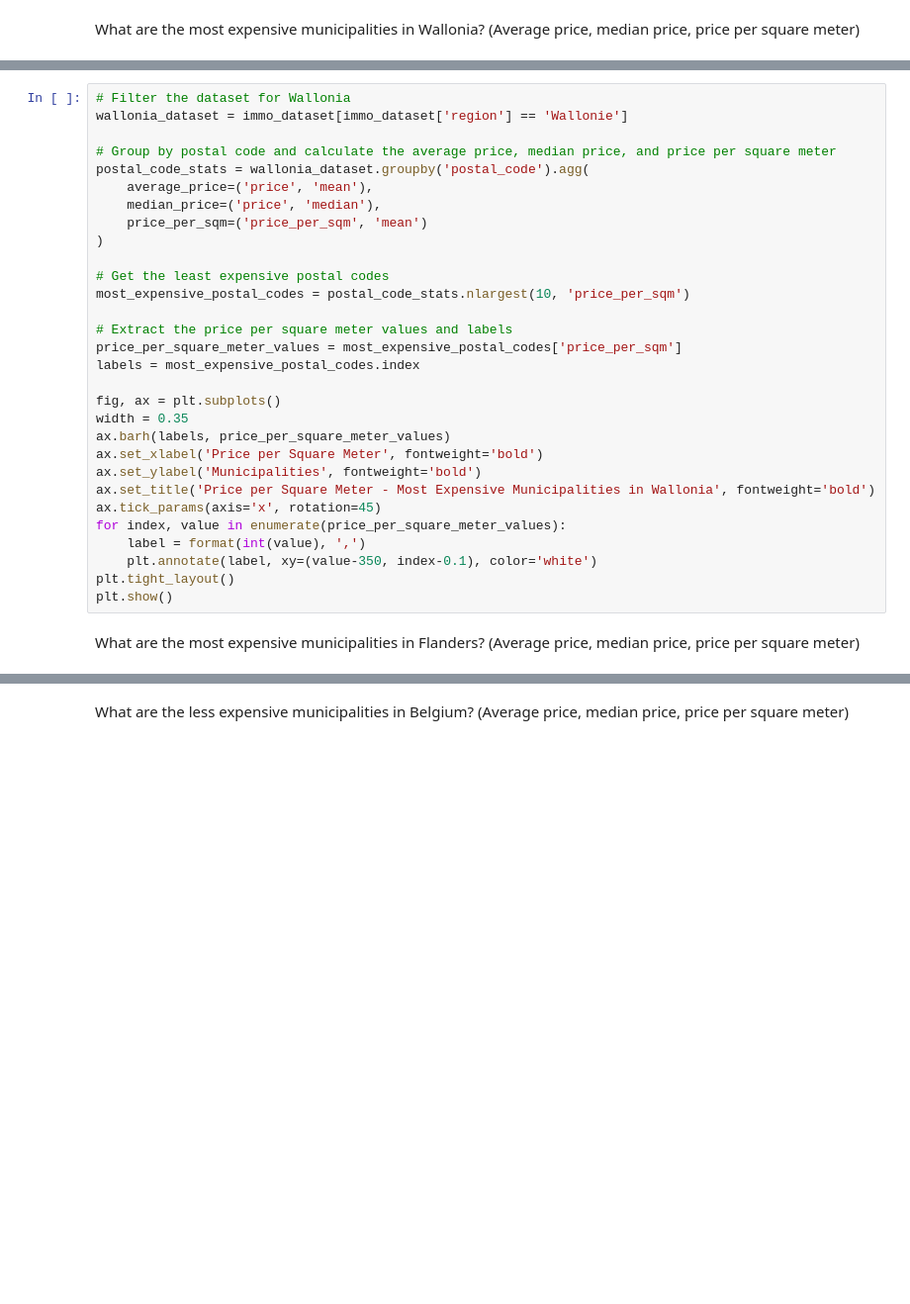
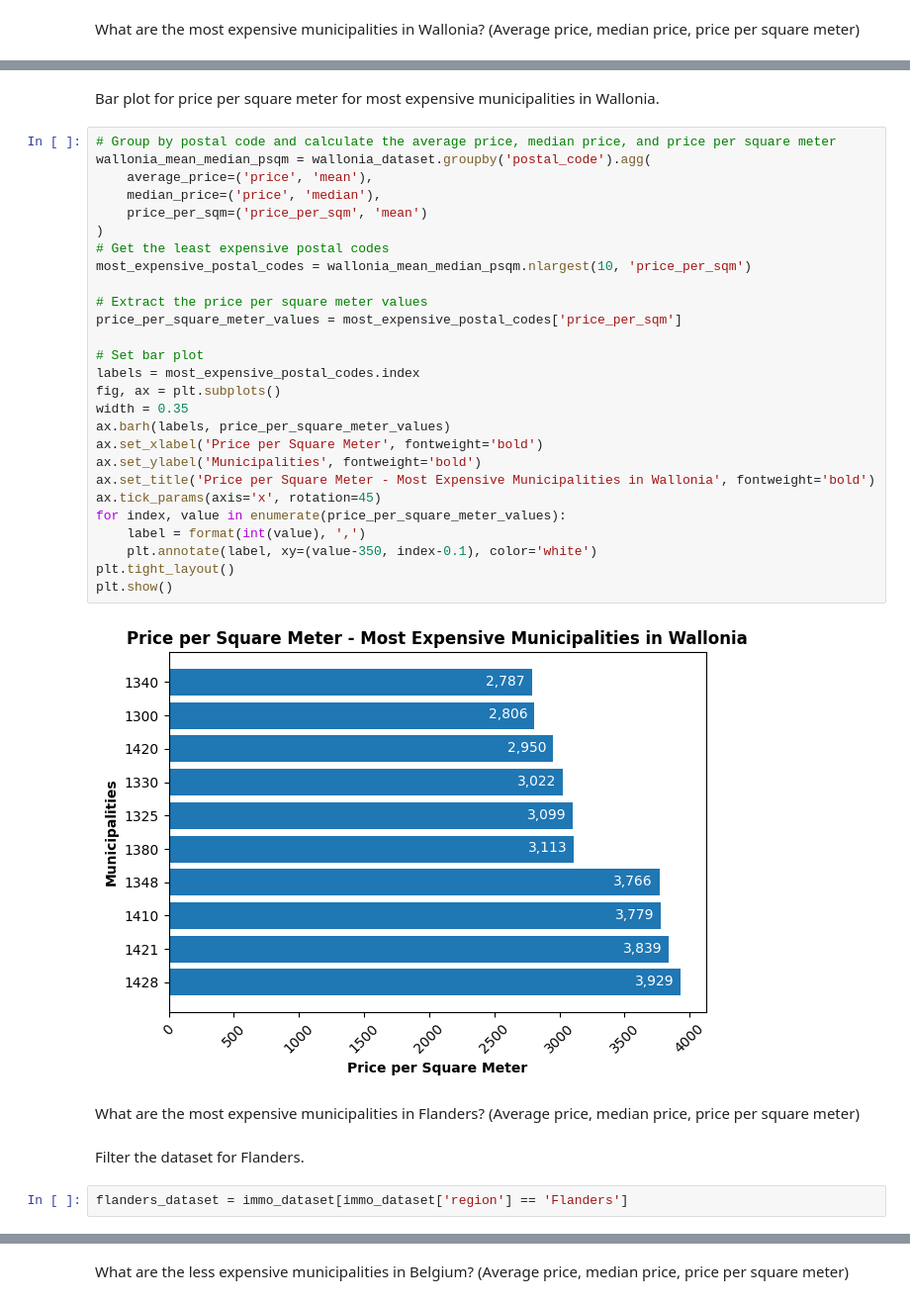
Before and after one commit to ChristosRaptis/challenge-data-analysis, a Jupyter notebook: data-analysis_labels.ipynb, the cells around one changed output, grey strips where cells are left out. Shown at 99% size. Saved outputs shown, nothing was run; the diff lists cells and outputs as text; blank space fills up the shorter version.

```diff
--- a/data-analysis_labels.ipynb
+++ b/data-analysis_labels.ipynb
@@ -585,32 +634,37 @@ plt.show()
+# %% [markdown]
+Bar plot for price per square meter for most expensive municipalities in Wallonia.
 # %%
-# Filter the dataset for Wallonia
-wallonia_dataset = immo_dataset[immo_dataset['region'] == 'Wallonie']
-
 # Group by postal code and calculate the average price, median price, and price per square meter
-postal_code_stats = wallonia_dataset.groupby('postal_code').agg(
+wallonia_mean_median_psqm = wallonia_dataset.groupby('postal_code').agg(
     average_price=('price', 'mean'),
     median_price=('price', 'median'),
     price_per_sqm=('price_per_sqm', 'mean')
 )
+# Get the least expensive postal codes
+most_expensive_postal_codes = wallonia_mean_median_psqm.nlargest(10, 'price_per_sqm')
 
-# Get the least expensive postal codes
-most_expensive_postal_codes = postal_code_stats.nlargest(10, 'price_per_sqm')
+# Extract the price per square meter values
+price_per_square_meter_values = most_expensive_postal_codes['price_per_sqm']
 
-# Extract the price per square meter values and labels
-price_per_square_meter_values = most_expensive_postal_codes['price_per_sqm']
+# Set bar plot
 labels = most_expensive_postal_codes.index
-
 fig, ax = plt.subplots()
 width = 0.35
 ax.barh(labels, price_per_square_meter_values)
 ax.set_xlabel('Price per Square Meter', fontweight='bold')
 ax.set_ylabel('Municipalities', fontweight='bold')
 ax.set_title('Price per Square Meter - Most Expensive Municipalities in Wallonia', fontweight='bold')
 ax.tick_params(axis='x', rotation=45)
 for index, value in enumerate(price_per_square_meter_values):
     label = format(int(value), ',')
     plt.annotate(label, xy=(value-350, index-0.1), color='white')
 plt.tight_layout()
 plt.show()
+# %% [output]
+[figure, added]
 # %% [markdown]
 What are the most expensive municipalities in Flanders? (Average price, median price, price per square meter)
+# %% [markdown]
+Filter the dataset for Flanders.
+# %%
+flanders_dataset = immo_dataset[immo_dataset['region'] == 'Flanders']
```
Also changed, not shown: parts of 56 cells of this notebook.
